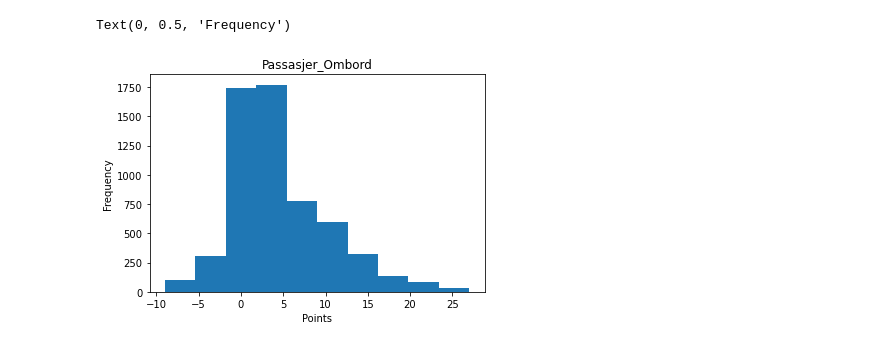
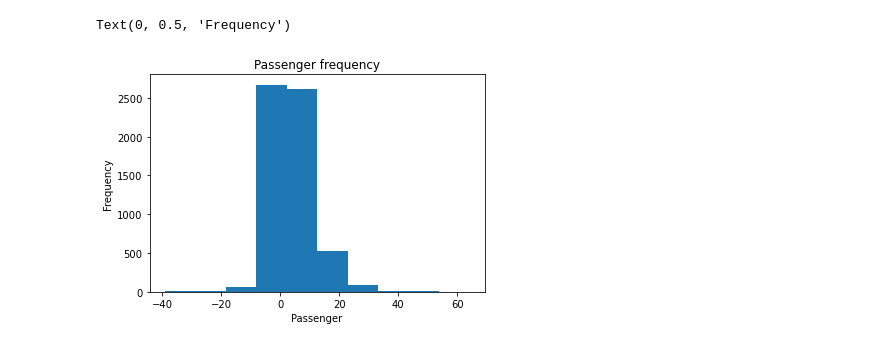
Before and after one commit to Sportspaul/DAVE3625, a Jupyter notebook: Assignment1/Assignment1.ipynb, the cells around one changed output. Saved outputs shown, nothing was run; the diff lists cells and outputs as text; code cells hidden in the pictures.

```diff
--- a/Assignment1/Assignment1.ipynb
+++ b/Assignment1/Assignment1.ipynb
@@ -41,9 +0,0 @@ new_dataframe.shape
-# %%
-fig, ax = plt.subplots()
-ax.hist(new_dataframe['Passasjerer_Ombord'])
-ax.set_title('Passasjer_Ombord')
-ax.set_xlabel('Points')
-ax.set_ylabel('Frequency')
-# %% [output]
-Text(0, 0.5, 'Frequency')
-[figure, removed]
@@ -49,0 +7,3 @@ Text(0, 0.5, 'Frequency')
+# %%
+#Populating DataFrame with Ruter_data.csv info
+ruterdata = pd.read_csv("Ruter_data.csv", sep=";")
@@ -49,0 +12,14 @@ Text(0, 0.5, 'Frequency')
+# %%
+# Visualizing passenger frequency with outliers
+
+# create figure and axis using matplotlib
+fig, ax = plt.subplots()
+# plot histogram
+ax.hist(ruterdata['Passasjerer_Ombord'])
+# set title and labels
+ax.set_title('Passenger frequency')
+ax.set_xlabel('Passenger')
+ax.set_ylabel('Frequency')
+# %% [output]
+Text(0, 0.5, 'Frequency')
+[figure, added]
```
Also changed, not shown: parts of 44 cells of this notebook.
